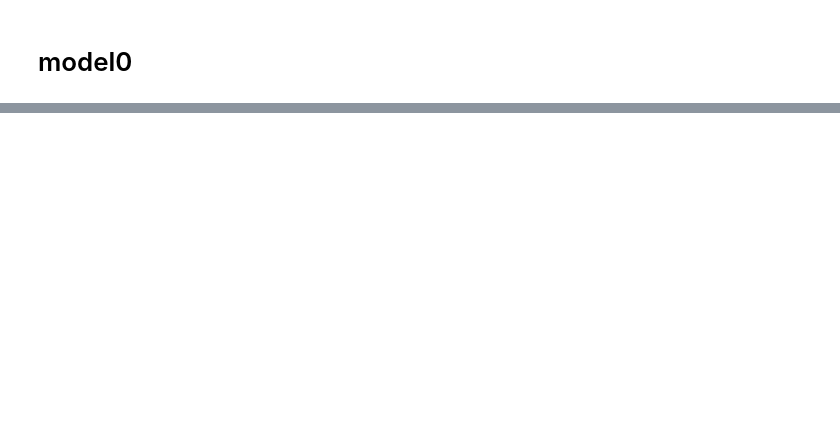
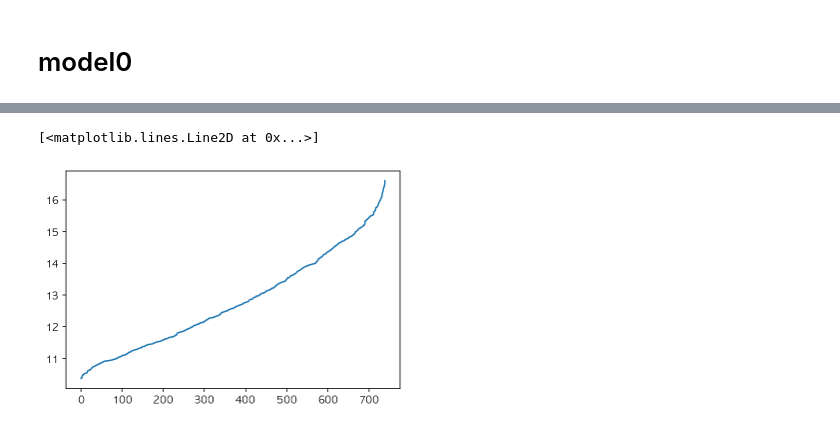
Before and after one commit to yeejun007/linear_regression_project, a Jupyter notebook: yeejun/OLS/OLS_test_07.ipynb, the cells around one changed output, grey strips where cells are left out. Cells and saved outputs as stored; diff of their text form; code cells hidden in the pictures; blank space fills up the shorter version.

```diff
--- a/yeejun/OLS/OLS_test_07.ipynb
+++ b/yeejun/OLS/OLS_test_07.ipynb
@@ -165,0 +196,5 @@ rsquared
+# %%
+plt.plot(np.log(df1['aud_nationwide'].sort_values().reset_index(drop=True)))
+# %% [output]
+[<matplotlib.lines.Line2D at 0x...>]
+[figure, added]
```
Also changed, not shown: parts of 147 cells of this notebook, 13 other files.
